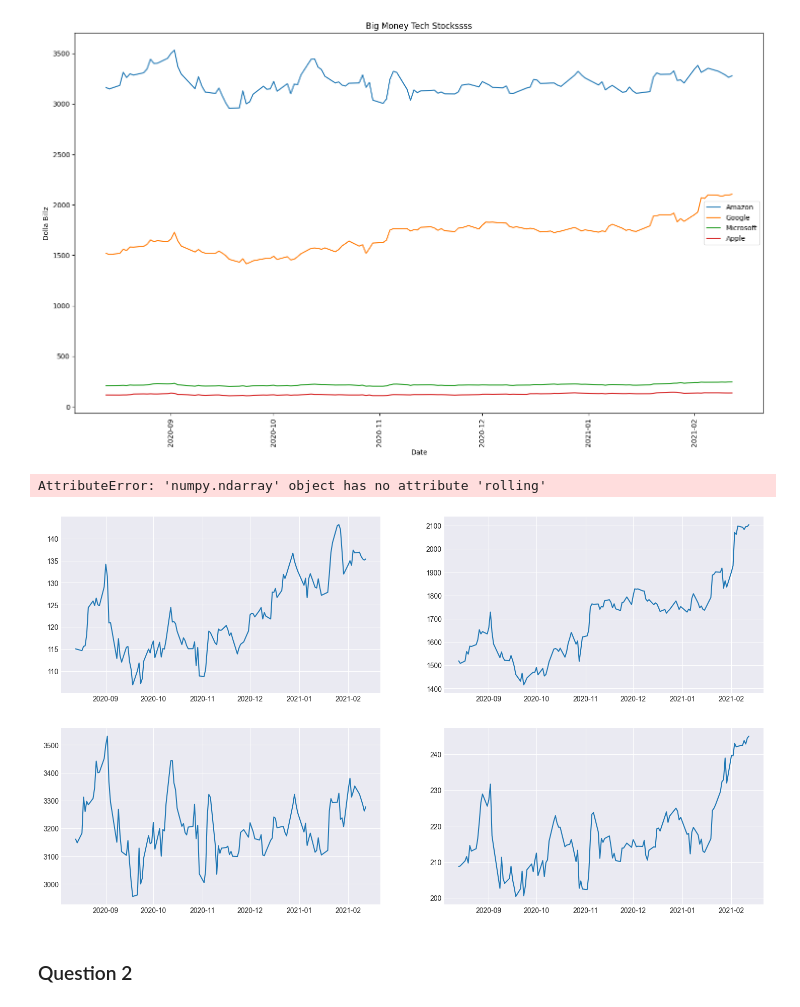
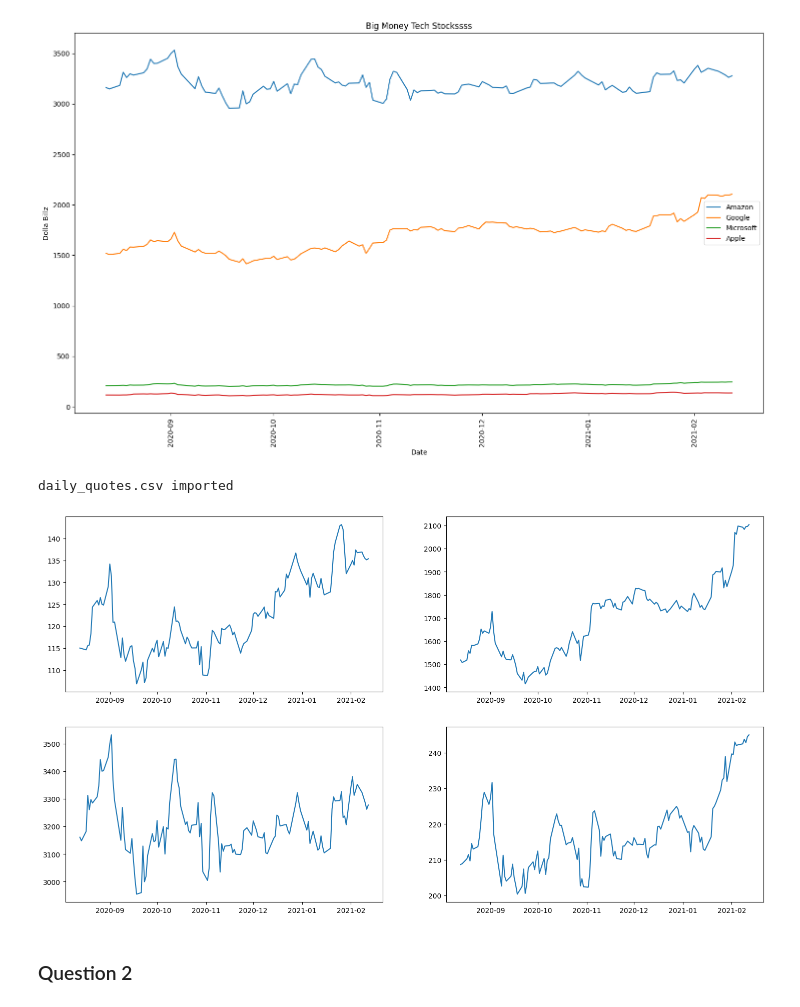
Before and after one commit to menyeart/python-fundamentals, a Jupyter notebook: 31 - Matplotlib/06 - Exercises/01 - Exercises.ipynb, the cells around one changed output. Cells and saved outputs as stored; diff of their text form; code cells hidden in the pictures.

Commit message:
Add initial code for rolling average and percentiles

```diff
--- a/31 - Matplotlib/06 - Exercises/01 - Exercises.ipynb
+++ b/31 - Matplotlib/06 - Exercises/01 - Exercises.ipynb
@@ -74,44 +74,57 @@ MSFT   2020-08-13      208.70
 # %%
 import pandas as pd
 import numpy as np
 import matplotlib as mpl
 import matplotlib.pyplot as plt
 
 def import_and_parse_csv(csv_name):
     df = pd.read_csv(
     csv_name,
     header = 0,
     index_col = 0,
     skipinitialspace = True,
     usecols = ['Symbol','Date', 'Close/Last'],
     parse_dates = ['Date']
     )
     print(f'{csv_name} imported')
     return df
 
 def set_style_and_size(style_name, size_arr):
     mpl.style.use(style_name)
     plt.rcParams['figure.figsize'] = size_arr
     print(f'Style set to {style_name} with size {size_arr}')
 
 syms = ['AAPL', 'GOOG', 'AMZN', 'MSFT']
 
-def get_x_pts(col_name):
-    return df.loc['AAPL'][col_name].values
+def get_x_pts(col_name, frame):
+    return frame.loc['AAPL'][col_name].values
 
-def get_y_pts(sym):
-    return df.loc[sym]['Close/Last'].values
+def get_y_pts(sym, frame):
+    return frame.loc[sym]['Close/Last'].values
 
 def plot_syms(sym_arr, frame, rolling_avg = False):
     fig, axes = plt.subplots(2,2)
-    x_pts = df.loc['AAPL']['Date'].values
-    [ ax.plot(x_pts, get_y_pts(sym), label = sym ) for ax,sym in zip(axes.reshape(4), sym_arr)]
-    if rolling_avg is not False:
-        [ ax.plot(x_pts, get_y_pts(sym).rolling(window = rolling_avg).mean()) for ax,sym in zip(axes.reshape(4), sym_arr)]
-plot_syms(syms, df, rolling_avg = 5)
+    x_pts = frame.loc['AAPL']['Date'].values
+    zipped = zip(axes.reshape(4), sym_arr)
+    percentiles = [.25, .50, .75]
+#     Plot values
+    [ ax.plot(x_pts, get_y_pts(sym, frame), label = sym ) for ax,sym in zipped ]
+
+#     Plot rolling(not working)
+    [ ax.plot(x_pts, frame.loc[sym]['Close/Last'].sort_values.rolling(window = rolling_avg).mean()) for ax,sym in zipped]
+
+#     Create percentiles
+    percentiles = [ np.percentile(get_y_pts(sym, frame), p) for p in percentiles for sym in sym_arr ]
+
+#     Plot Percentiles
+    [ax.axvline(percentile, linestyle = ':', color = 'green', label = "f'(percentile)%") for percentile in percentiles for ax, sym in zipped]
+
+
+plt.rcParams['figure.figsize'] = [18, 10]
+plot_syms(syms, import_and_parse_csv('daily_quotes.csv'), rolling_avg = 5)
 # %% [output]
-AttributeError: 'numpy.ndarray' object has no attribute 'rolling'
+daily_quotes.csv imported
-[figure, old version]
+[figure, new version]
 # %% [markdown]
 ### Question 2
 # %% [markdown]
```
